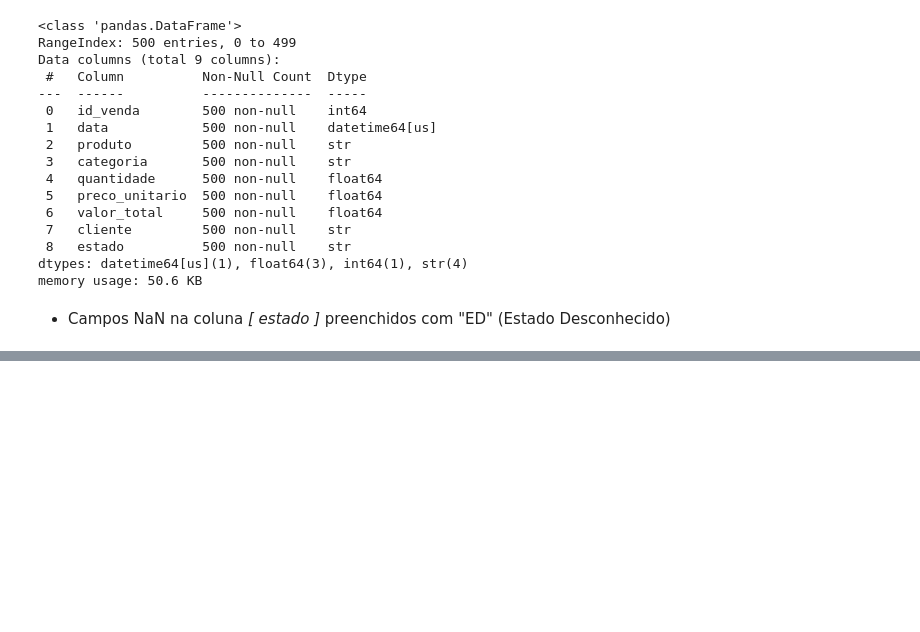
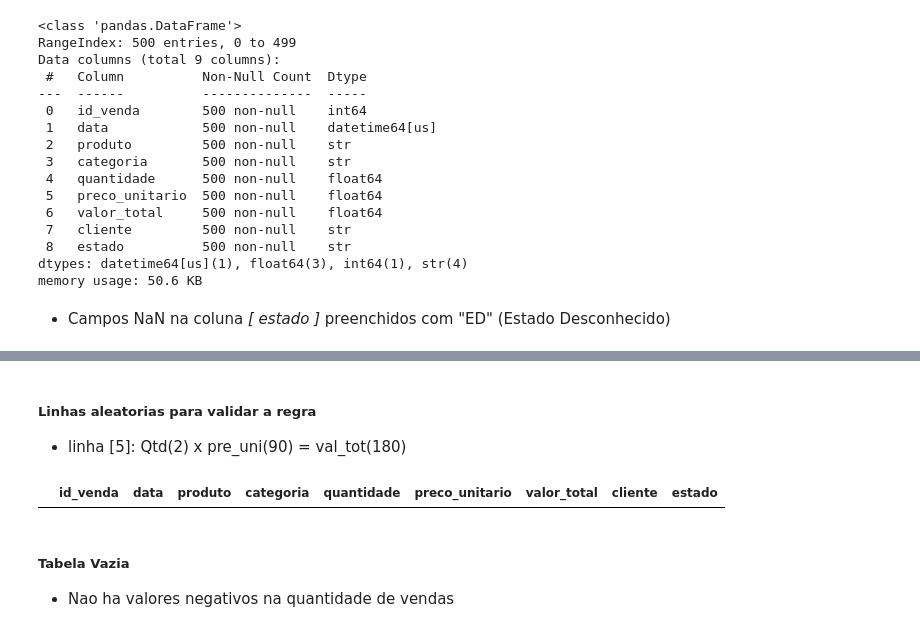
Before and after one commit to Pedro-Antonio-Dev/analise-vendas-python, a Jupyter notebook: notebooks/analise_vendas.ipynb, the cells around one changed output, grey strips where cells are left out. Saved outputs shown, nothing was run; the diff lists cells and outputs as text; code cells hidden in the pictures; blank space fills up the shorter version.

```diff
--- a/notebooks/analise_vendas.ipynb
+++ b/notebooks/analise_vendas.ipynb
@@ -514,0 +535,11 @@ memory usage: 50.6 KB
+# %% [markdown]
+##### Linhas aleatorias para validar a regra
+- linha [5]: Qtd(2) x pre_uni(90) = val_tot(180)
+# %%
+valores_negativos = df[df["quantidade"] < 0]
+valores_negativos
+# %% [output]
+|  | id_venda | data | produto | categoria | quantidade | preco_unitario | valor_total | cliente | estado |
+# %% [markdown]
+##### Tabela Vazia
+- Nao ha valores negativos na quantidade de vendas
```
Also changed, not shown: parts of 6 cells of this notebook.
